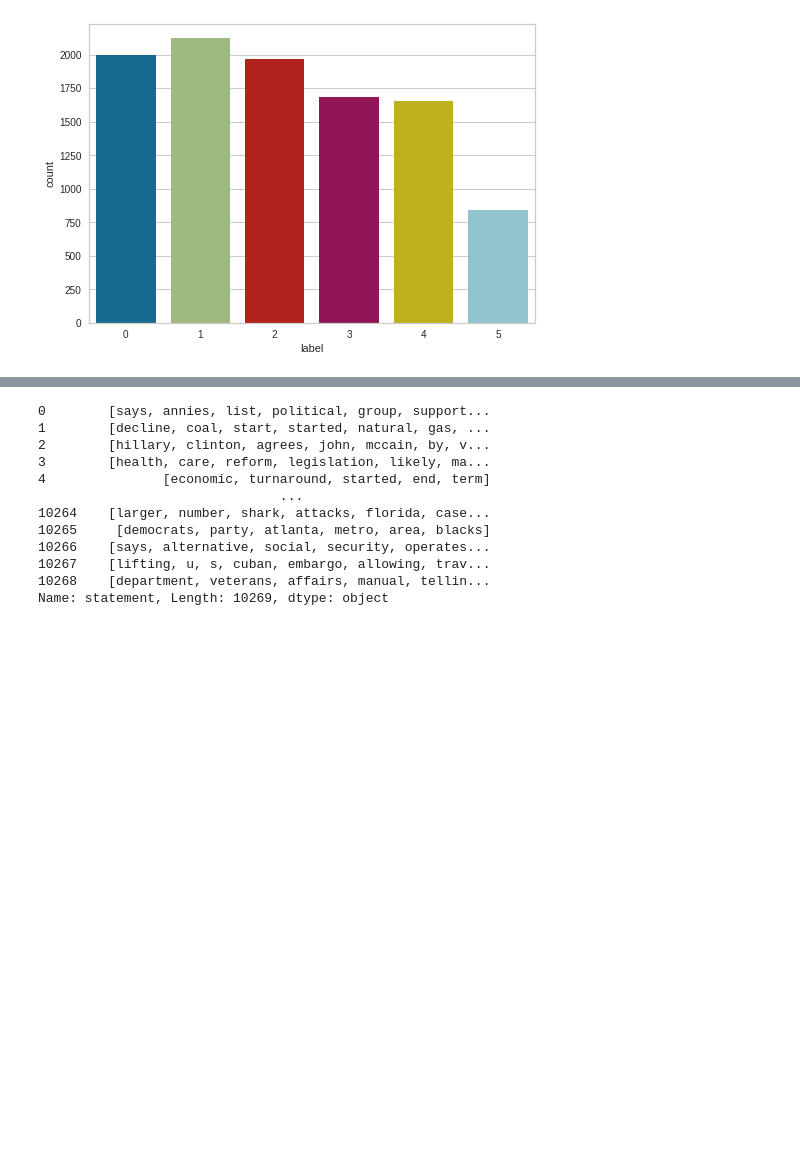
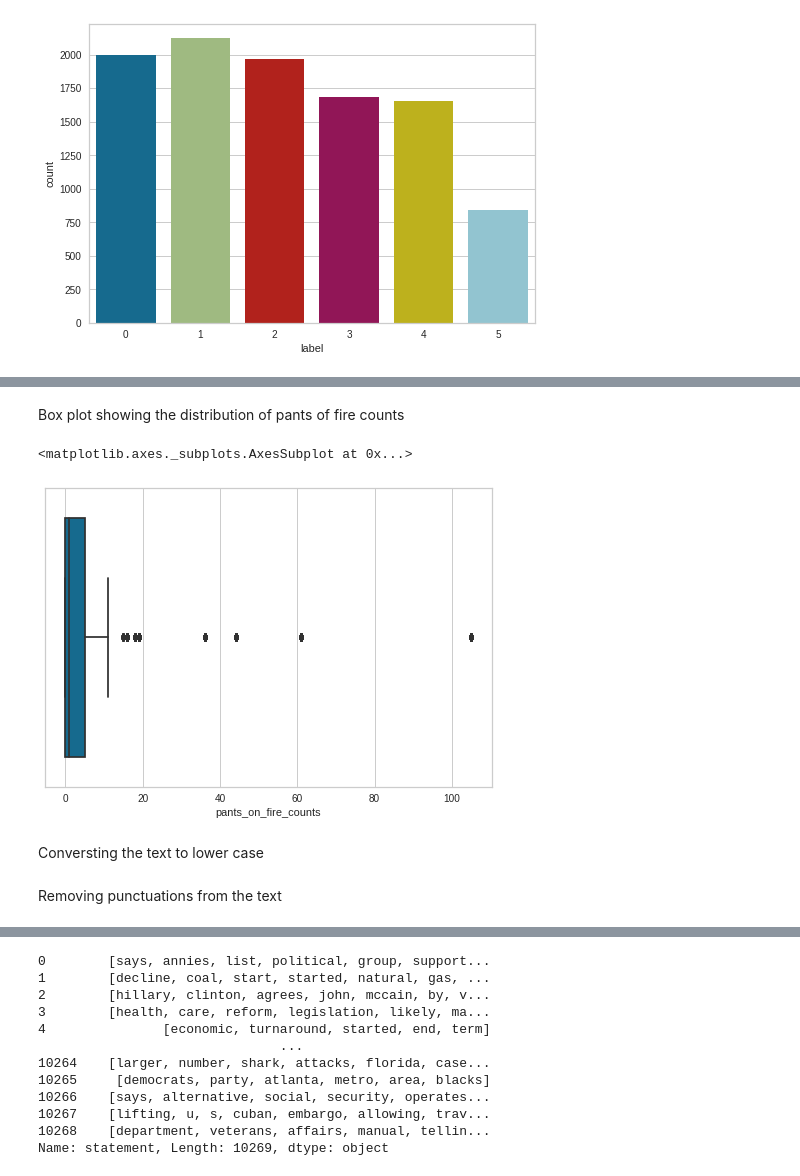
Before and after one commit to Ashwin1234/CS-521-Project, a Jupyter notebook: CS521Project.ipynb, the cells around one changed output, grey strips where cells are left out. Drawn from its saved outputs; the diff is of its cells as text; code cells hidden in the pictures; blank space fills up the shorter version.

```diff
--- a/CS521Project.ipynb
+++ b/CS521Project.ipynb
@@ -143,7 +170,18 @@ KeyboardInterrupt: ignored
+# %% [markdown]
+Box plot showing the distribution of pants of fire counts
+# %%
+sns.boxplot(x = dataset_train['pants_on_fire_counts'])
+# %% [output]
+<matplotlib.axes._subplots.AxesSubplot at 0x...>
+[figure, added]
 # %%
 class_names = ['0','1','2','3','4','5']
+# %% [markdown]
+Conversting the text to lower case
 # %%
 
 dataset_train['statement'] = dataset_train.apply(lambda row : row['statement'].lower(), axis = 1)
+# %% [markdown]
+Removing punctuations from the text
 # %%
 dataset_train['statement'] = dataset_train['statement'].apply(lambda x: re.sub('[%s]' % re.escape(string.punctuation), '' , x))
```
Also changed, not shown: parts of 55 cells of this notebook.
